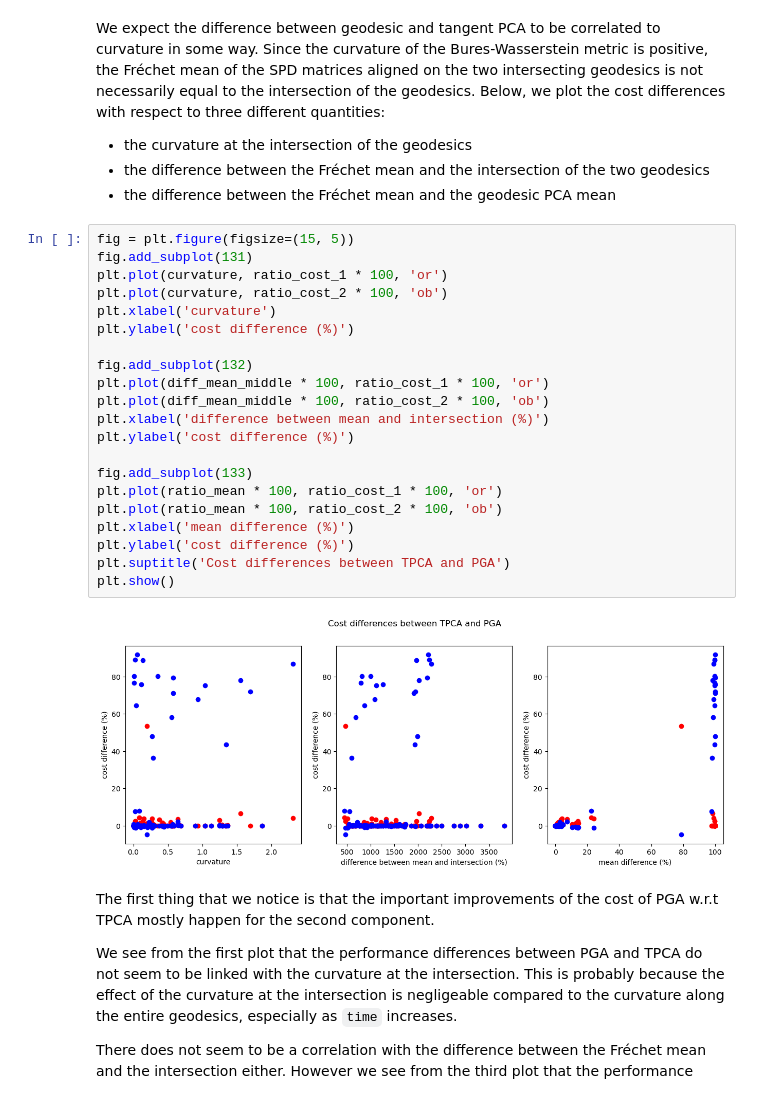
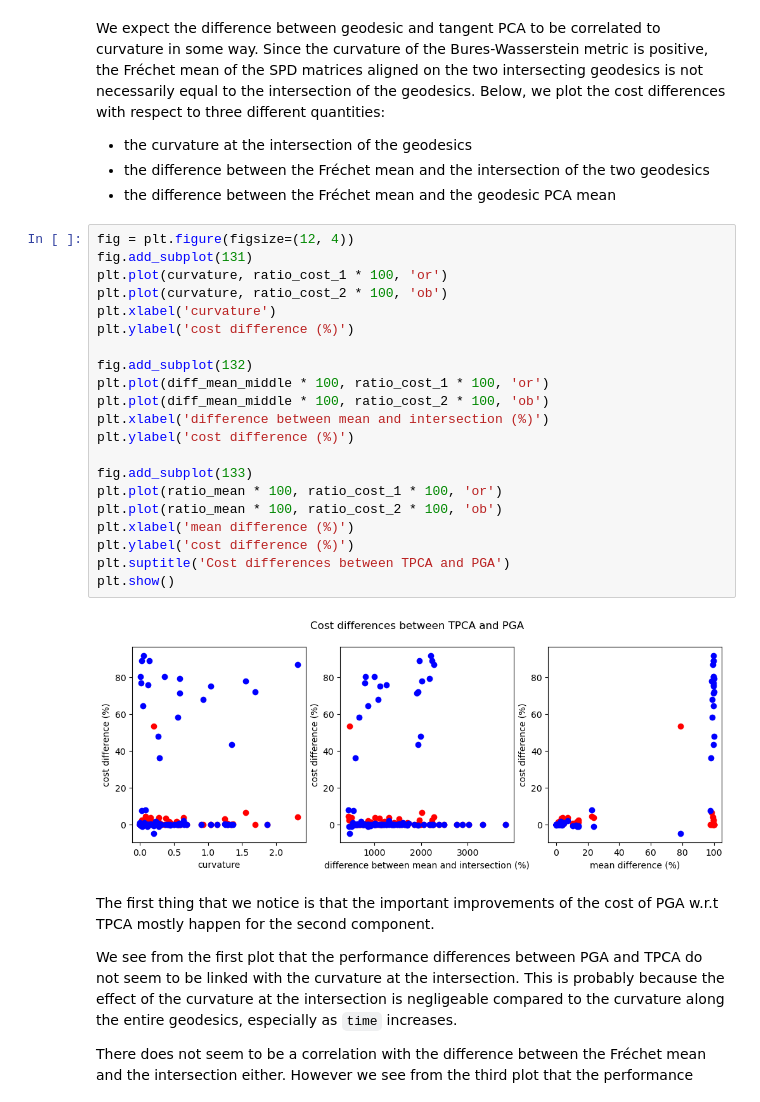
Before and after one commit to alebrigant/bures-wasserstein-gpca, a Jupyter notebook: examples/pga_vs_tpca_analysis.ipynb, the cells around one changed output. Cells and saved outputs as stored; diff of their text form.

Commit message:
modify plot_2d

```diff
--- a/examples/pga_vs_tpca_analysis.ipynb
+++ b/examples/pga_vs_tpca_analysis.ipynb
@@ -68,28 +68,28 @@ We expect the difference between geodesic and tangent PCA to be correlated to cu
 - the difference between the Fréchet mean and the intersection of the two geodesics
 - the difference between the Fréchet mean and the geodesic PCA mean
 # %%
-fig = plt.figure(figsize=(15, 5))
+fig = plt.figure(figsize=(12, 4))
 fig.add_subplot(131)
 plt.plot(curvature, ratio_cost_1 * 100, 'or')
 plt.plot(curvature, ratio_cost_2 * 100, 'ob')
 plt.xlabel('curvature')
 plt.ylabel('cost difference (%)')
 
 fig.add_subplot(132)
 plt.plot(diff_mean_middle * 100, ratio_cost_1 * 100, 'or')
 plt.plot(diff_mean_middle * 100, ratio_cost_2 * 100, 'ob')
 plt.xlabel('difference between mean and intersection (%)')
 plt.ylabel('cost difference (%)')
 
 fig.add_subplot(133)
 plt.plot(ratio_mean * 100, ratio_cost_1 * 100, 'or')
 plt.plot(ratio_mean * 100, ratio_cost_2 * 100, 'ob')
 plt.xlabel('mean difference (%)')
 plt.ylabel('cost difference (%)')
 plt.suptitle('Cost differences between TPCA and PGA')
 plt.show()
 # %% [output]
-[figure, old version]
+[figure, new version]
 # %% [markdown]
 The first thing that we notice is that the important improvements of the cost of PGA w.r.t TPCA mostly happen for the second component.
 
```
Also changed, not shown: 2 other files.
